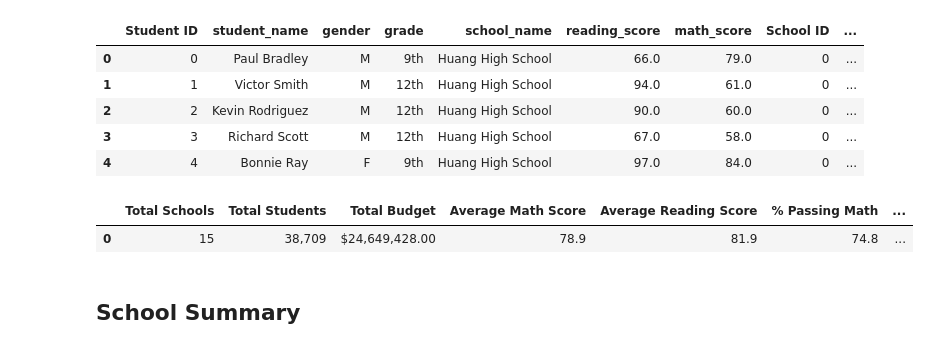
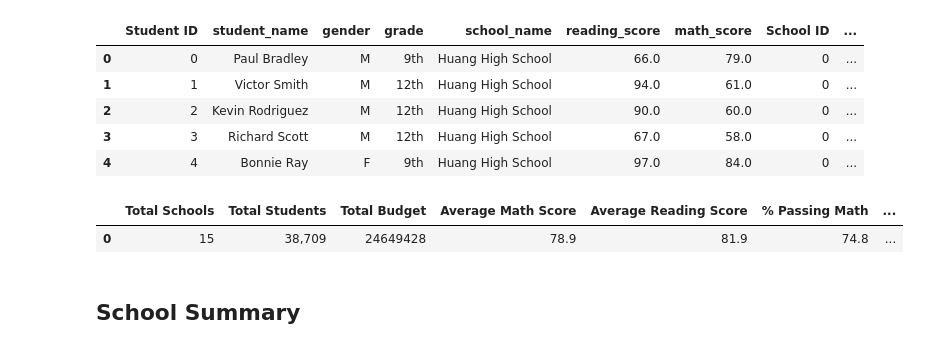
Before and after one commit to laurlen2112/School_District_Analysis, a Jupyter notebook: PyCitySchools_Challenge.ipynb, the cells around one changed output. Drawn from its saved outputs; the diff is of its cells as text; code cells hidden in the pictures.

Commit message:
Add files via upload
Upload complete School District Analysis

```diff
--- a/PyCitySchools_Challenge.ipynb
+++ b/PyCitySchools_Challenge.ipynb
@@ -136,37 +135,35 @@ overall_passing_percentage = (overall_passing_math_reading_count/student_count *
 # %%
 # Create a DataFrame
 
 district_summary_df = pd.DataFrame(
           [{"Total Schools": school_count,
           "Total Students": student_count,
           "Total Budget": total_budget,
           "Average Math Score": average_math_score,
           "Average Reading Score": average_reading_score,
           "% Passing Math": passing_math_percentage,
          "% Passing Reading": passing_reading_percentage,
         "% Overall Passing": overall_passing_percentage}])
 
 
 
 # Format the "Total Students" to have the comma for a thousands separator.
 district_summary_df["Total Students"] = district_summary_df["Total Students"].map("{:,}".format)
 
 # Format the "Total Budget" to have the comma for a thousands separator, a decimal separator and a "$".
-district_summary_df["Total Budget"] = district_summary_df["Total Budget"].map("${:,.2f}".format)
-# Format the columns.
 district_summary_df["Average Math Score"] = district_summary_df["Average Math Score"].map("{:.1f}".format)
 district_summary_df["Average Reading Score"] = district_summary_df["Average Reading Score"].map("{:.1f}".format)
 district_summary_df["% Passing Math"] = district_summary_df["% Passing Math"].map("{:.1f}".format)
 district_summary_df["% Passing Reading"] = district_summary_df["% Passing Reading"].map("{:.1f}".format)
 district_summary_df["% Overall Passing"] = district_summary_df["% Overall Passing"].map("{:.1f}".format)
 
 # Display the data frame
-#please note, the example in the challenge (Del. 2, step 4) shows "Total Students" as 39,170 which is the total
+##please note, the example in the challenge (Del. 2, step 4) shows "Total Students" as 39,170 which is the total
 ##before subtracting 9th grade Thomas High students
 district_summary_df
 # %% [output]
 |  | Total Schools | Total Students | Total Budget | Average Math Score | Average Reading Score | % Passing Math | ... |
-| 0 | 15 | 38,709 | $24,649,428.00 | 78.9 | 81.9 | 74.8 | ... |
+| 0 | 15 | 38,709 | 24649428 | 78.9 | 81.9 | 74.8 | ... |
 # %% [markdown]
 ## School Summary
 # %%
```
Also changed, not shown: parts of 9 cells of this notebook.
